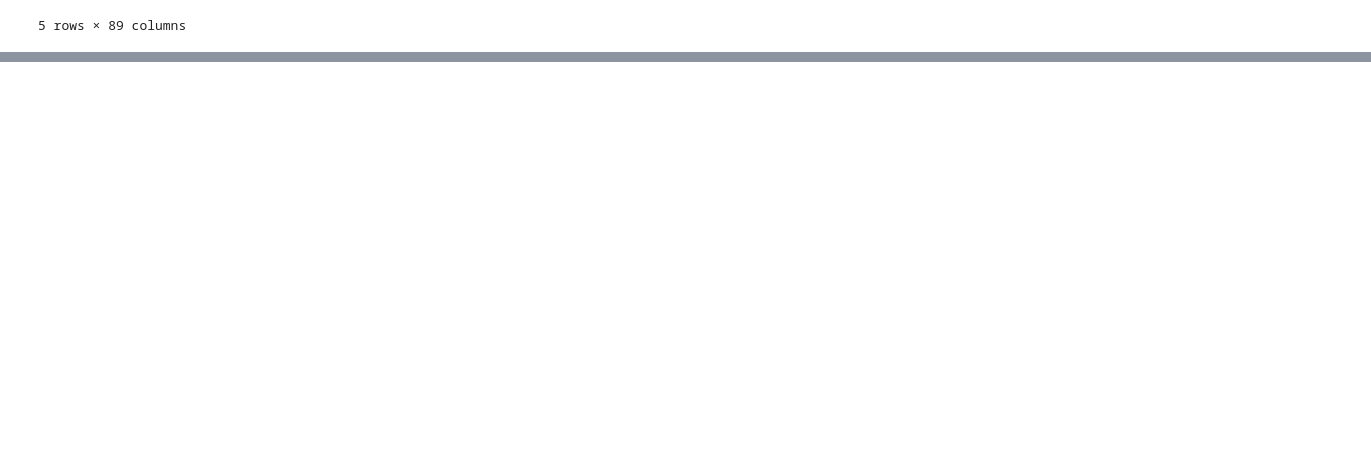
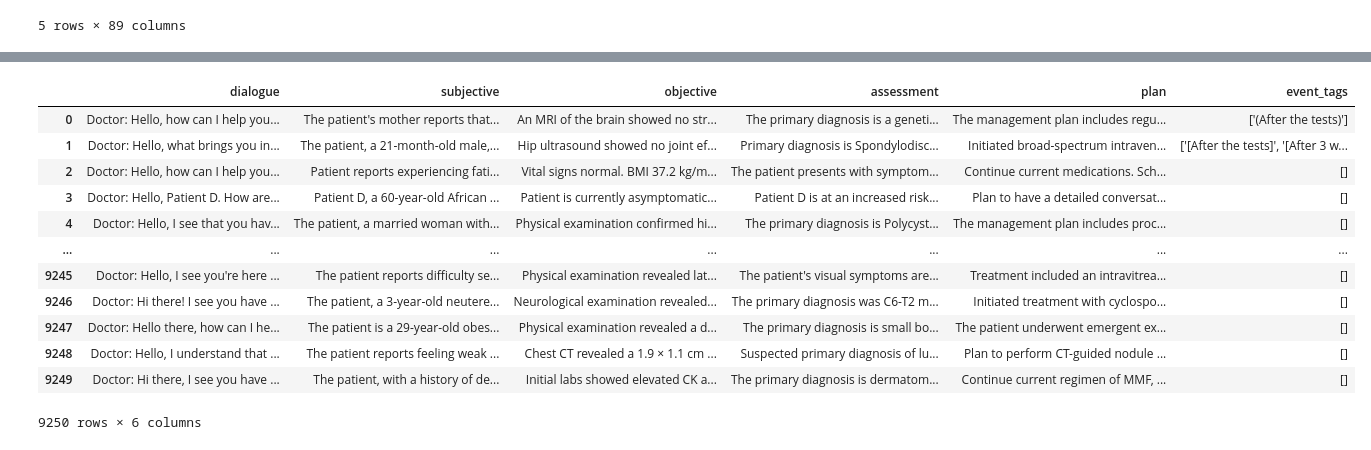
Before and after one commit to shalindasilva1/SOAPGemma, a Jupyter notebook: notebooks/data_processing.ipynb, the cells around one changed output, grey strips where cells are left out. Cells and saved outputs as stored; diff of their text form; code cells hidden in the pictures; blank space fills up the shorter version.

Commit message:
extract event tags

```diff
--- a/notebooks/data_processing.ipynb
+++ b/notebooks/data_processing.ipynb
@@ -106,3 +107,25 @@ train_df_omi = train_df_omi[['dialogue', 'subjective', 'objective', 'assessment'
 
 # Save the updated dataframe to disk
 train_df_omi.to_csv(OMI_PATH_processed / 'train.csv', index=False)
+# %%
+# Event tags extraction
+def extract_dialogue_tags(dialogue):
+    if pd.isna(dialogue):
+        return []  # Return an empty list for missing dialogues
+
+    # Regex to find text enclosed in ( ) or [ ] that appears on its own line.
+    # \n : Matches a newline character.
+    # \s* : Matches any whitespace character (space, tab, newline, etc.) zero or more times.
+    # ( : Start of a capturing group (this is what re.findall will return).
+    #   \(.*?\) : Matches anything inside literal parentheses (non-greedy).
+    #   | : OR operator.
+    #   \[.*?\] : Matches anything inside literal square brackets (non-greedy).
+    # ) : End of the capturing group.
+    # \s* : Matches any whitespace character after the tag on the same line.
+    # (?:\n|$) : Non-capturing group that matches either a newline character or the end of the string.
+    # This ensures the tag is essentially on a line by itself.
+    pattern = r"\n\s*(\(.*?\)|\[.*?\])\s*(?:\n|$)"
+    tags = re.findall(pattern, str(dialogue))
+    # convert list to a comma cooperated text
+    text = str(tags)
+    return text
@@ -108,0 +146,24 @@ train_df_omi.to_csv(OMI_PATH_processed / 'train.csv', index=False)
+# %%
+tags_df = train_df_omi['dialogue'].apply(extract_dialogue_tags).apply(pd.Series)
+
+train_df_omi = pd.concat([train_df_omi, tags_df], axis=1)
+
+train_df_omi = train_df_omi.rename(columns={
+    0: 'event_tags'
+})
+# %%
+train_df_omi
+# %% [output]
+|  | dialogue | subjective | objective | assessment | plan | event_tags |
+| 0 | Doctor: Hello, how can I help you... | The patient's mother reports that... | An MRI of the brain showed no str... | The primary diagnosis is a geneti... | The management plan includes regu... | ['(After the tests)'] |
+| 1 | Doctor: Hello, what brings you in... | The patient, a 21-month-old male,... | Hip ultrasound showed no joint ef... | Primary diagnosis is Spondylodisc... | Initiated broad-spectrum intraven... | ['[After the tests]', '[After 3 w... |
+| 2 | Doctor: Hello, how can I help you... | Patient reports experiencing fati... | Vital signs normal. BMI 37.2 kg/m... | The patient presents with symptom... | Continue current medications. Sch... | [] |
+| 3 | Doctor: Hello, Patient D. How are... | Patient D, a 60-year-old African ... | Patient is currently asymptomatic... | Patient D is at an increased risk... | Plan to have a detailed conversat... | [] |
+| 4 | Doctor: Hello, I see that you hav... | The patient, a married woman with... | Physical examination confirmed hi... | The primary diagnosis is Polycyst... | The management plan includes proc... | [] |
+| ... | ... | ... | ... | ... | ... | ... |
+| 9245 | Doctor: Hello, I see you're here ... | The patient reports difficulty se... | Physical examination revealed lat... | The patient's visual symptoms are... | Treatment included an intravitrea... | [] |
+| 9246 | Doctor: Hi there! I see you have ... | The patient, a 3-year-old neutere... | Neurological examination revealed... | The primary diagnosis was C6-T2 m... | Initiated treatment with cyclospo... | [] |
+| 9247 | Doctor: Hello there, how can I he... | The patient is a 29-year-old obes... | Physical examination revealed a d... | The primary diagnosis is small bo... | The patient underwent emergent ex... | [] |
+| 9248 | Doctor: Hello, I understand that ... | The patient reports feeling weak ... | Chest CT revealed a 1.9 × 1.1 cm ... | Suspected primary diagnosis of lu... | Plan to perform CT-guided nodule ... | [] |
+| 9249 | Doctor: Hi there, I see you have ... | The patient, with a history of de... | Initial labs showed elevated CK a... | The primary diagnosis is dermatom... | Continue current regimen of MMF, ... | [] |
+9250 rows × 6 columns
```
Also changed, not shown: parts of 2 cells of this notebook.
